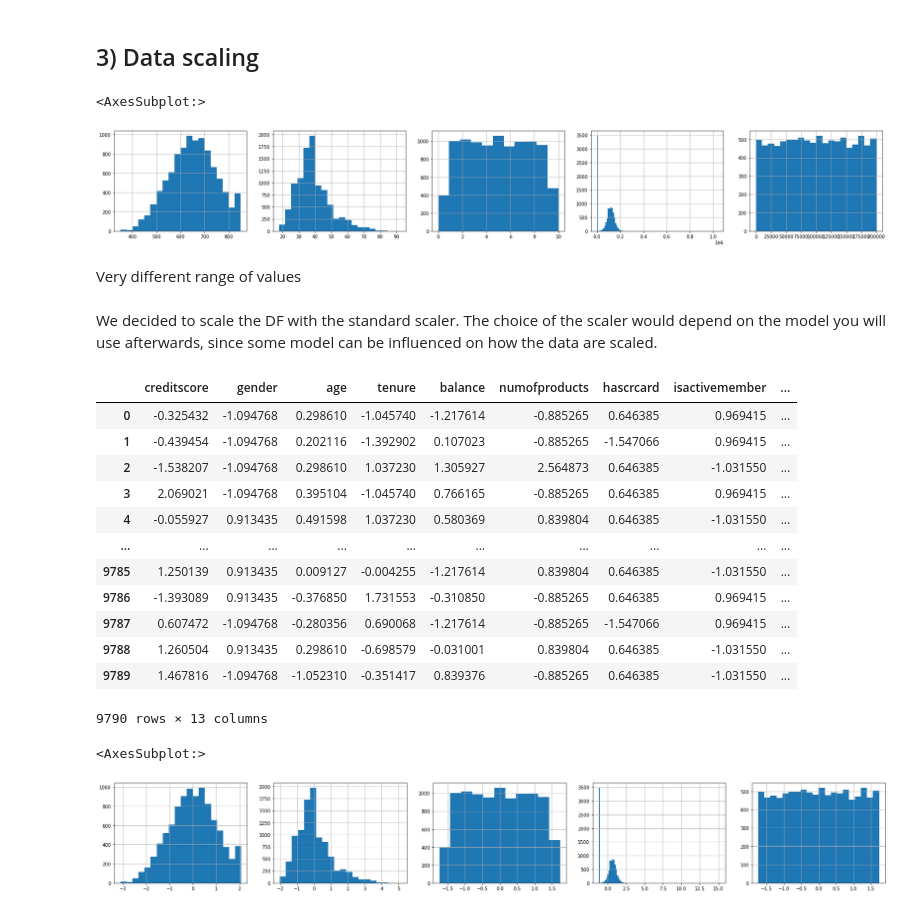
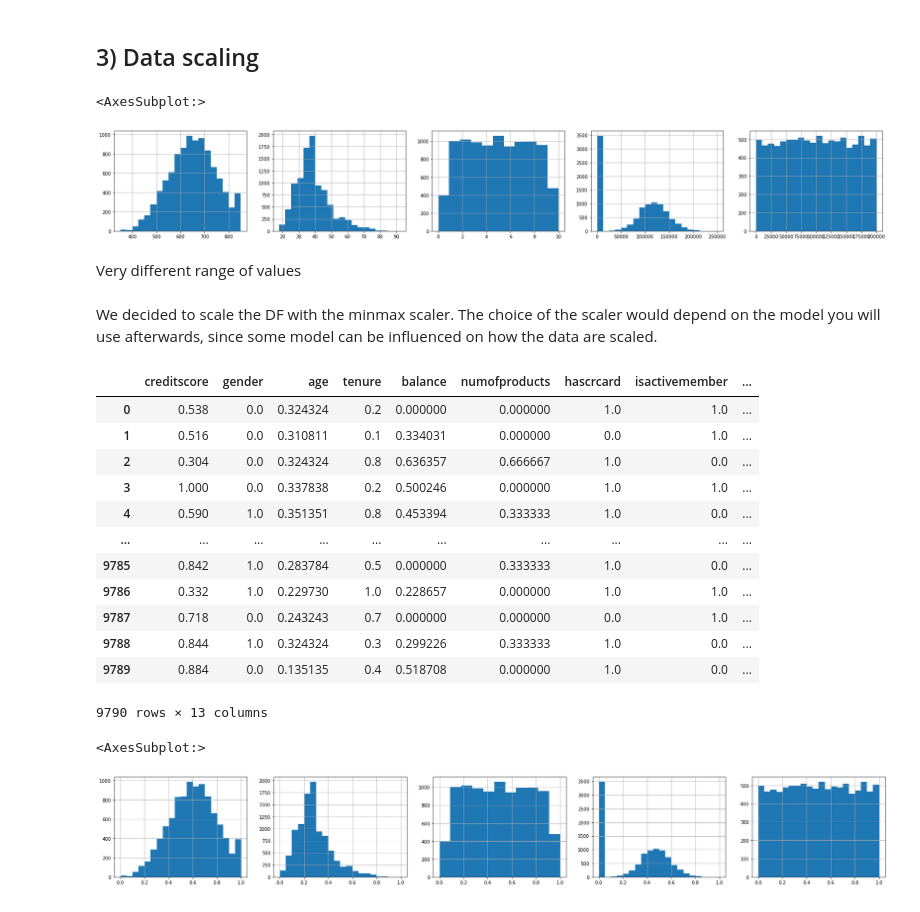
Before and after one commit to lukyluca/Bank-Customer-Churn-Prediction, a Jupyter notebook: project1A_data_tansf.ipynb, the cells around one changed output. Cells and saved outputs as stored; diff of their text form; code cells hidden in the pictures.

Commit message:
Changed scaler to minmax (I pull it before but revert itaccidentally)

```diff
--- a/project1A_data_tansf.ipynb
+++ b/project1A_data_tansf.ipynb
@@ -183,53 +174,53 @@ import matplotlib.pyplot as plt
 # %%
 # having a look at the distribution of all non-categorical variables
 plt.rcParams["figure.figsize"] = (30,4)
 fig, axes = plt.subplots(nrows=1, ncols=5)
 
 df.creditscore.hist(ax=axes[0], bins = 20)
 df.age.hist(ax=axes[1], bins = 20)
 df.tenure.hist(ax=axes[2], bins = 11)
-df.balance.hist(ax=axes[3], bins = 100)
+df.balance.hist(ax=axes[3], bins = 20)
 df.estimatedsalary.hist(ax=axes[4], bins = 20)
 # %% [output]
 <AxesSubplot:>
-[figure, old version]
+[figure, new version]
 # %% [markdown]
 Very different range of values
 # %% [markdown]
-We decided to scale the DF with the standard scaler.
+We decided to scale the DF with the minmax scaler.
 The choice of the scaler would depend on the model you will use afterwards, since some model can be influenced on how the data are scaled.
 # %%
-# Applying the standard scaler and save it in a new DF
-scaler = StandardScaler()
-standardized = scaler.fit_transform(df)
-df_scaled_standard = pd.DataFrame(standardized, columns=df.columns)
-df_scaled_standard
+# Applying the standard scaler and save it in a new dataframe
+scaler = MinMaxScaler()
+minmax = scaler.fit_transform(df)
+df_scaled_minmax = pd.DataFrame(minmax, columns=df.columns)
+df_scaled_minmax
 # %% [output]
 |  | creditscore | gender | age | tenure | balance | numofproducts | hascrcard | isactivemember | ... |
-| 0 | -0.325432 | -1.094768 | 0.298610 | -1.045740 | -1.217614 | -0.885265 | 0.646385 | 0.969415 | ... |
-| 1 | -0.439454 | -1.094768 | 0.202116 | -1.392902 | 0.107023 | -0.885265 | -1.547066 | 0.969415 | ... |
-| 2 | -1.538207 | -1.094768 | 0.298610 | 1.037230 | 1.305927 | 2.564873 | 0.646385 | -1.031550 | ... |
-| 3 | 2.069021 | -1.094768 | 0.395104 | -1.045740 | 0.766165 | -0.885265 | 0.646385 | 0.969415 | ... |
-| 4 | -0.055927 | 0.913435 | 0.491598 | 1.037230 | 0.580369 | 0.839804 | 0.646385 | -1.031550 | ... |
+| 0 | 0.538 | 0.0 | 0.324324 | 0.2 | 0.000000 | 0.000000 | 1.0 | 1.0 | ... |
+| 1 | 0.516 | 0.0 | 0.310811 | 0.1 | 0.334031 | 0.000000 | 0.0 | 1.0 | ... |
+| 2 | 0.304 | 0.0 | 0.324324 | 0.8 | 0.636357 | 0.666667 | 1.0 | 0.0 | ... |
+| 3 | 1.000 | 0.0 | 0.337838 | 0.2 | 0.500246 | 0.000000 | 1.0 | 1.0 | ... |
+| 4 | 0.590 | 1.0 | 0.351351 | 0.8 | 0.453394 | 0.333333 | 1.0 | 0.0 | ... |
 | ... | ... | ... | ... | ... | ... | ... | ... | ... | ... |
-| 9785 | 1.250139 | 0.913435 | 0.009127 | -0.004255 | -1.217614 | 0.839804 | 0.646385 | -1.031550 | ... |
-| 9786 | -1.393089 | 0.913435 | -0.376850 | 1.731553 | -0.310850 | -0.885265 | 0.646385 | 0.969415 | ... |
-| 9787 | 0.607472 | -1.094768 | -0.280356 | 0.690068 | -1.217614 | -0.885265 | -1.547066 | 0.969415 | ... |
-| 9788 | 1.260504 | 0.913435 | 0.298610 | -0.698579 | -0.031001 | 0.839804 | 0.646385 | -1.031550 | ... |
-| 9789 | 1.467816 | -1.094768 | -1.052310 | -0.351417 | 0.839376 | -0.885265 | 0.646385 | -1.031550 | ... |
+| 9785 | 0.842 | 1.0 | 0.283784 | 0.5 | 0.000000 | 0.333333 | 1.0 | 0.0 | ... |
+| 9786 | 0.332 | 1.0 | 0.229730 | 1.0 | 0.228657 | 0.000000 | 1.0 | 1.0 | ... |
+| 9787 | 0.718 | 0.0 | 0.243243 | 0.7 | 0.000000 | 0.000000 | 0.0 | 1.0 | ... |
+| 9788 | 0.844 | 1.0 | 0.324324 | 0.3 | 0.299226 | 0.333333 | 1.0 | 0.0 | ... |
+| 9789 | 0.884 | 0.0 | 0.135135 | 0.4 | 0.518708 | 0.000000 | 1.0 | 0.0 | ... |
 9790 rows × 13 columns
 # %%
-# having a look at the distribution of all non-categorical variables after scaling with the standard scaler
+# having a look at the distribution of all non-categorical variables after scaling with the minmax scaler
 plt.rcParams["figure.figsize"] = (30,4)
 fig, axes = plt.subplots(nrows=1, ncols=5)
 
-df_scaled_standard.creditscore.hist(ax=axes[0], bins = 20)
-df_scaled_standard.age.hist(ax=axes[1], bins = 20)
-df_scaled_standard.tenure.hist(ax=axes[2], bins = 11)
-df_scaled_standard.balance.hist(ax=axes[3], bins = 100)
-df_scaled_standard.estimatedsalary.hist(ax=axes[4], bins  = 20)
+df_scaled_minmax.creditscore.hist(ax=axes[0], bins = 20)
+df_scaled_minmax.age.hist(ax=axes[1], bins = 20)
+df_scaled_minmax.tenure.hist(ax=axes[2], bins = 11)
+df_scaled_minmax.balance.hist(ax=axes[3], bins = 20)
+df_scaled_minmax.estimatedsalary.hist(ax=axes[4], bins  = 20)
 # %% [output]
 <AxesSubplot:>
-[figure, old version]
+[figure, new version]
 # %%
 # saving the scaled data
```
Also changed, not shown: parts of 7 cells of this notebook, 3 other files.
